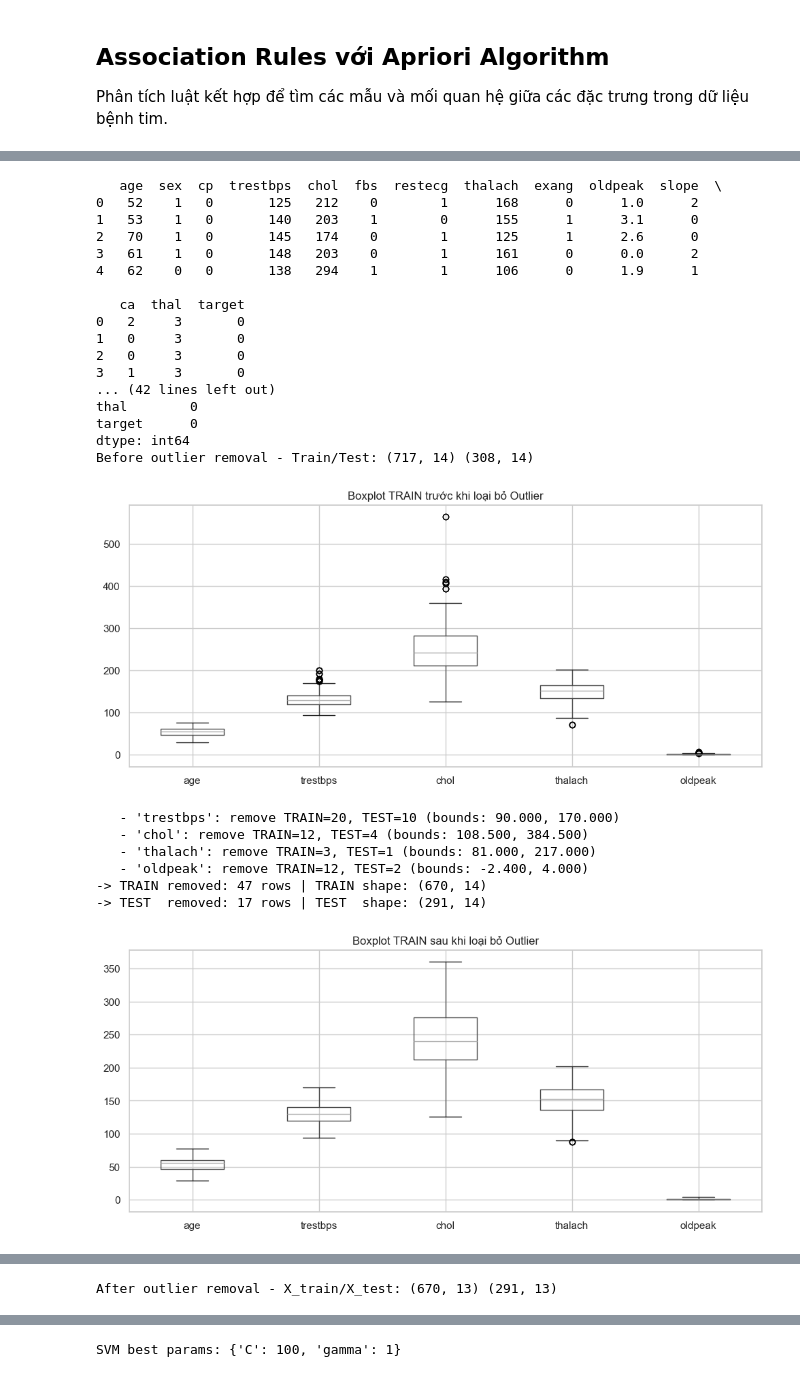
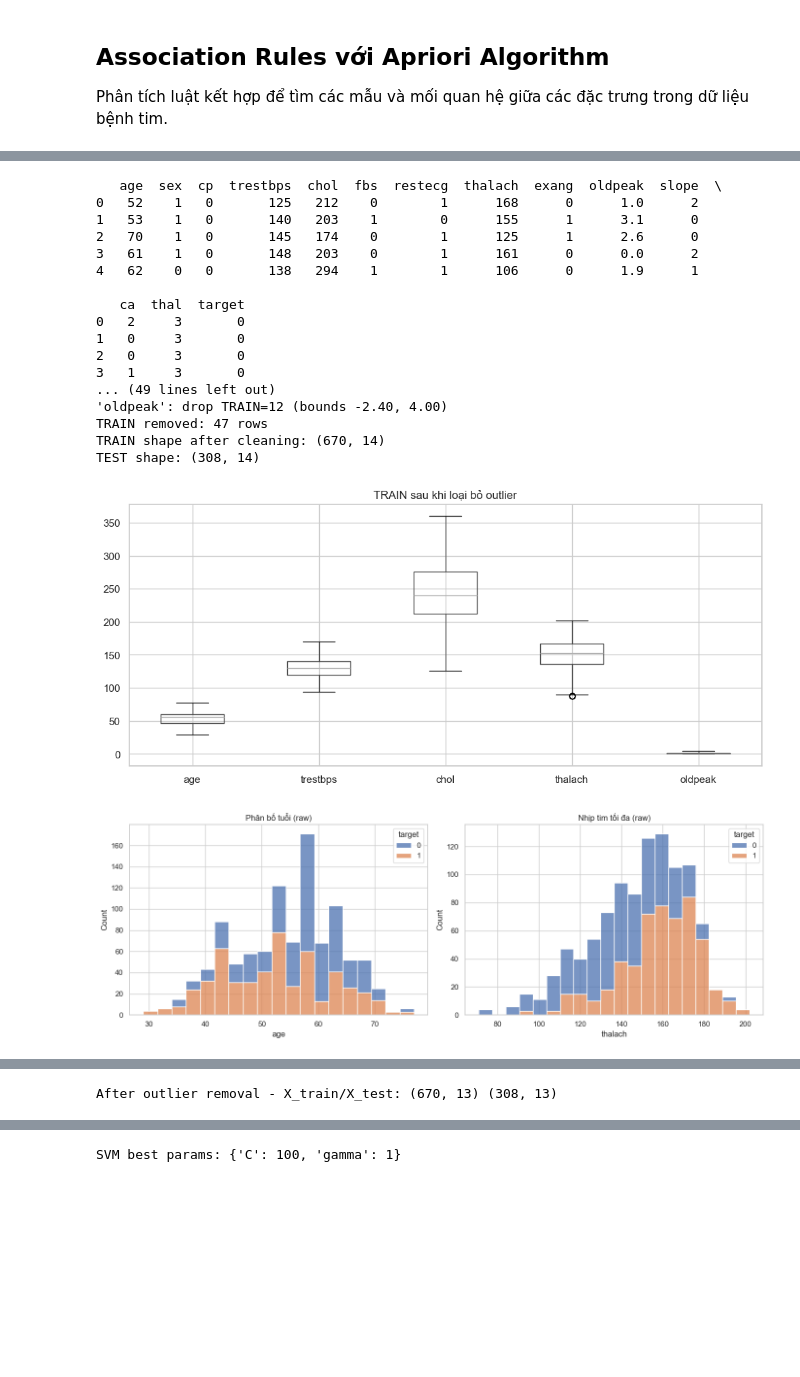
Before and after one commit to Lehuutien2908/DataMining, a Jupyter notebook: research/training_models.ipynb, the cells around one changed output, grey strips where cells are left out. Drawn from its saved outputs; the diff is of its cells as text; code cells hidden in the pictures; blank space fills up the shorter version.

```diff
--- a/research/training_models.ipynb
+++ b/research/training_models.ipynb
@@ -88,7 +88,10 @@ X = raw_df.drop(columns="target")
 y = raw_df["target"]
 
 X_train, X_test, y_train, y_test = train_test_split(
-    X, y, test_size=0.3, random_state=RANDOM_STATE, stratify=y
+    X, y,
+    test_size=0.3,
+    random_state=RANDOM_STATE,
+    stratify=y
 )
 
 train_df = X_train.copy()
@@ -97,6 +100,7 @@ train_df["target"] = y_train.values
 test_df = X_test.copy()
 test_df["target"] = y_test.values
 
+
 print("Before outlier removal - Train/Test:", train_df.shape, test_df.shape)
 
 # ============================
@@ -104,16 +108,8 @@ print("Before outlier removal - Train/Test:", train_df.shape, test_df.shape)
 # ============================
 continuous_cols = ['age', 'trestbps', 'chol', 'thalach', 'oldpeak']
 
-# Boxplot trên TRAIN trước khi lọc (đúng hơn so với toàn bộ dataset)
-plt.figure(figsize=(12, 5))
-train_df[continuous_cols].boxplot()
-plt.title("Boxplot TRAIN trước khi loại bỏ Outlier")
-plt.show()
-
+iqr_bounds = {}
 old_train_rows = train_df.shape[0]
-old_test_rows = test_df.shape[0]
-
-iqr_bounds = {}  # lưu ngưỡng để báo cáo
 
 for col in continuous_cols:
     Q1 = train_df[col].quantile(0.25)
@@ -124,25 +120,25 @@ for col in continuous_cols:
     upper_bound = Q3 + 1.5 * IQR
     iqr_bounds[col] = (float(lower_bound), float(upper_bound))
 
-    # đếm outlier theo ngưỡng TRAIN
-    train_out = ((train_df[col] < lower_bound) | (train_df[col] > upper_bound)).sum()
-    test_out  = ((test_df[col]  < lower_bound) | (test_df[col]  > upper_bound)).sum()
+    outliers = ((train_df[col] < lower_bound) | (train_df[col] > upper_bound)).sum()
+    if outliers > 0:
+        print(f"'{col}': drop TRAIN={outliers} (bounds {lower_bound:.2f}, {upper_bound:.2f})")
 
-    if train_out > 0 or test_out > 0:
-        print(f"   - '{col}': remove TRAIN={train_out}, TEST={test_out} (bounds: {lower_bound:.3f}, {upper_bound:.3f})")
+    train_df = train_df[
+        (train_df[col] >= lower_bound) &
+        (train_df[col] <= upper_bound)
+    ]
 
-    # lọc cả train và test theo cùng bounds
-    train_df = train_df[(train_df[col] >= lower_bound) & (train_df[col] <= upper_bound)]
-    test_df  = test_df[(test_df[col]  >= lower_bound) & (test_df[col]  <= upper_bound)]
+print(f"TRAIN removed: {old_train_rows - train_df.shape[0]} rows")
+print("TRAIN shape after cleaning:", train_df.shape)
+print("TEST shape:", test_df.shape)
 
-print(f"-> TRAIN removed: {old_train_rows - train_df.shape[0]} rows | TRAIN shape: {train_df.shape}")
-print(f"-> TEST  removed: {old_test_rows  - test_df.shape[0]} rows | TEST  shape: {test_df.shape}")
 
-# Boxplot sau lọc (TRAIN)
 plt.figure(figsize=(12, 5))
 train_df[continuous_cols].boxplot()
-plt.title("Boxplot TRAIN sau khi loại bỏ Outlier")
+plt.title("TRAIN sau khi loại bỏ outlier")
 plt.show()
+
 
 # ============================
 # (Optional) EDA
@@ -153,46 +149,41 @@ sns.histplot(data=raw_df, x="thalach", hue="target", multiple="stack", ax=axes[1
 axes[0].set_title("Phân bố tuổi (raw)")
 axes[1].set_title("Nhịp tim tối đa (raw)")
 plt.tight_layout()
 plt.show()
 
 plt.figure(figsize=(10, 8))
 sns.heatmap(raw_df.corr(numeric_only=True), cmap="coolwarm", square=True)
 plt.title("Ma trận tương quan (raw)")
 plt.show()
 
 # ============================
-# Sau bước này: lấy lại X_train/X_test/y_train/y_test từ train_df/test_df đã clean
+# Cập nhật lại X_train / X_test
 # ============================
 X_train = train_df.drop(columns="target")
 y_train = train_df["target"]
 
-X_test  = test_df.drop(columns="target")
-y_test  = test_df["target"]
+X_test = test_df.drop(columns="target")
+y_test = test_df["target"]
+
 
 print("After outlier removal - X_train/X_test:", X_train.shape, X_test.shape)
 # %% [output]
    age  sex  cp  trestbps  chol  fbs  restecg  thalach  exang  oldpeak  slope  \
 0   52    1   0       125   212    0        1      168      0      1.0      2
 1   53    1   0       140   203    1        0      155      1      3.1      0
 2   70    1   0       145   174    0        1      125      1      2.6      0
 3   61    1   0       148   203    0        1      161      0      0.0      2
 4   62    0   0       138   294    1        1      106      0      1.9      1
 
    ca  thal  target
 0   2     3       0
 1   0     3       0
 2   0     3       0
 3   1     3       0
-... (42 lines left out)
-thal        0
-target      0
-dtype: int64
-Before outlier removal - Train/Test: (717, 14) (308, 14)
+... (49 lines left out)
+'oldpeak': drop TRAIN=12 (bounds -2.40, 4.00)
+TRAIN removed: 47 rows
+TRAIN shape after cleaning: (670, 14)
+TEST shape: (308, 14)
-[figure, old version]
+[figure, new version]
-   - 'trestbps': remove TRAIN=20, TEST=10 (bounds: 90.000, 170.000)
-   - 'chol': remove TRAIN=12, TEST=4 (bounds: 108.500, 384.500)
-   - 'thalach': remove TRAIN=3, TEST=1 (bounds: 81.000, 217.000)
-   - 'oldpeak': remove TRAIN=12, TEST=2 (bounds: -2.400, 4.000)
--> TRAIN removed: 47 rows | TRAIN shape: (670, 14)
--> TEST  removed: 17 rows | TEST  shape: (291, 14)
-[figure, old version]
+[figure, new version]
@@ -201,4 +191,4 @@ Before outlier removal - Train/Test: (717, 14) (308, 14)
-After outlier removal - X_train/X_test: (670, 13) (291, 13)
+After outlier removal - X_train/X_test: (670, 13) (308, 13)
 # %%
 import time
 from sklearn.base import clone
```
Also changed, not shown: parts of 5 cells of this notebook, 4 other files.
